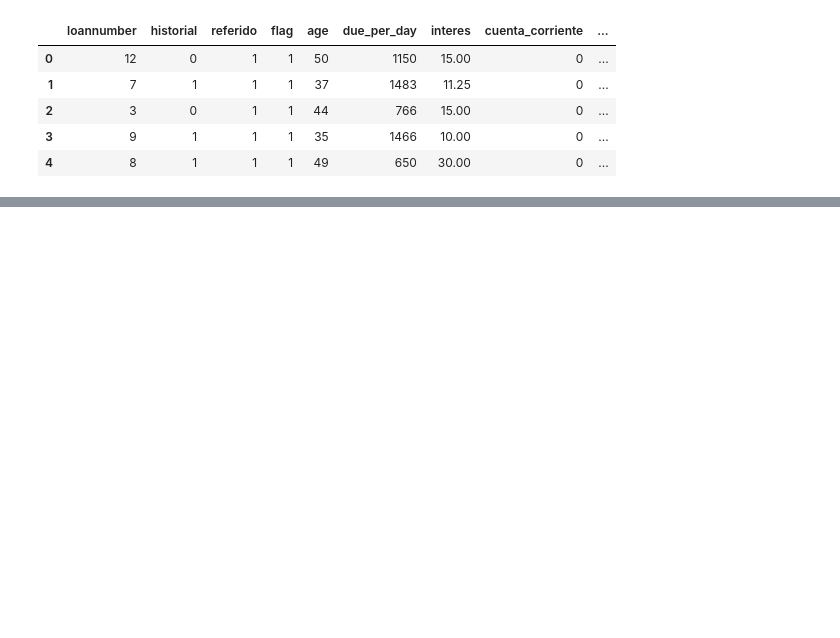
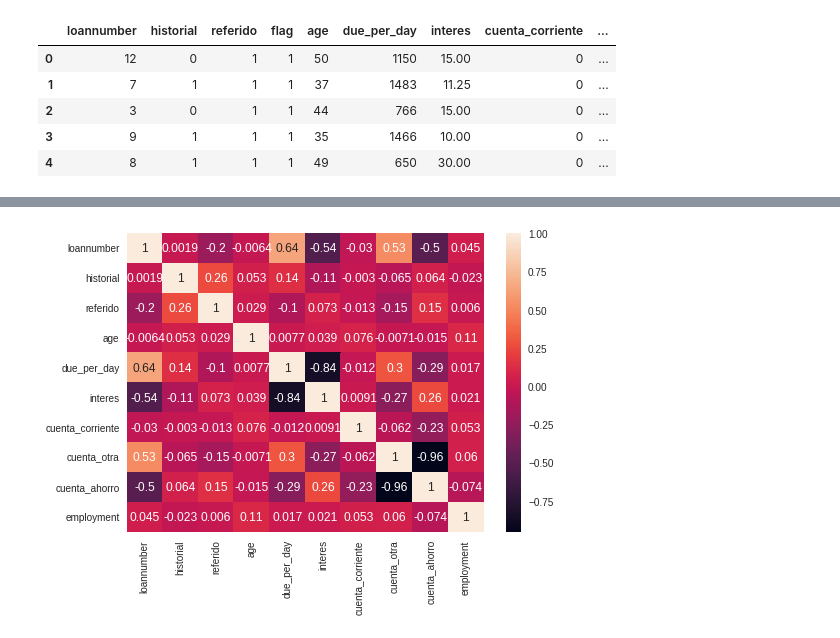
Before and after one commit to Ciarzi/DP3_GP1, a Jupyter notebook: codigo/3_clusterizacion.ipynb, the cells around one changed output, grey strips where cells are left out. Cells and saved outputs as stored; diff of their text form; code cells hidden in the pictures; blank space fills up the shorter version.

```diff
--- a/codigo/3_clusterizacion.ipynb
+++ b/codigo/3_clusterizacion.ipynb
@@ -101,0 +134,8 @@ plt.show()
+# %%
+# generating correlation heatmap
+sns.heatmap(data.corr(), annot = True)
+
+# posting correlation heatmap to output console
+plt.show()
+# %% [output]
+[figure, added]
```
Also changed, not shown: parts of 22 cells of this notebook, 2 other files.
